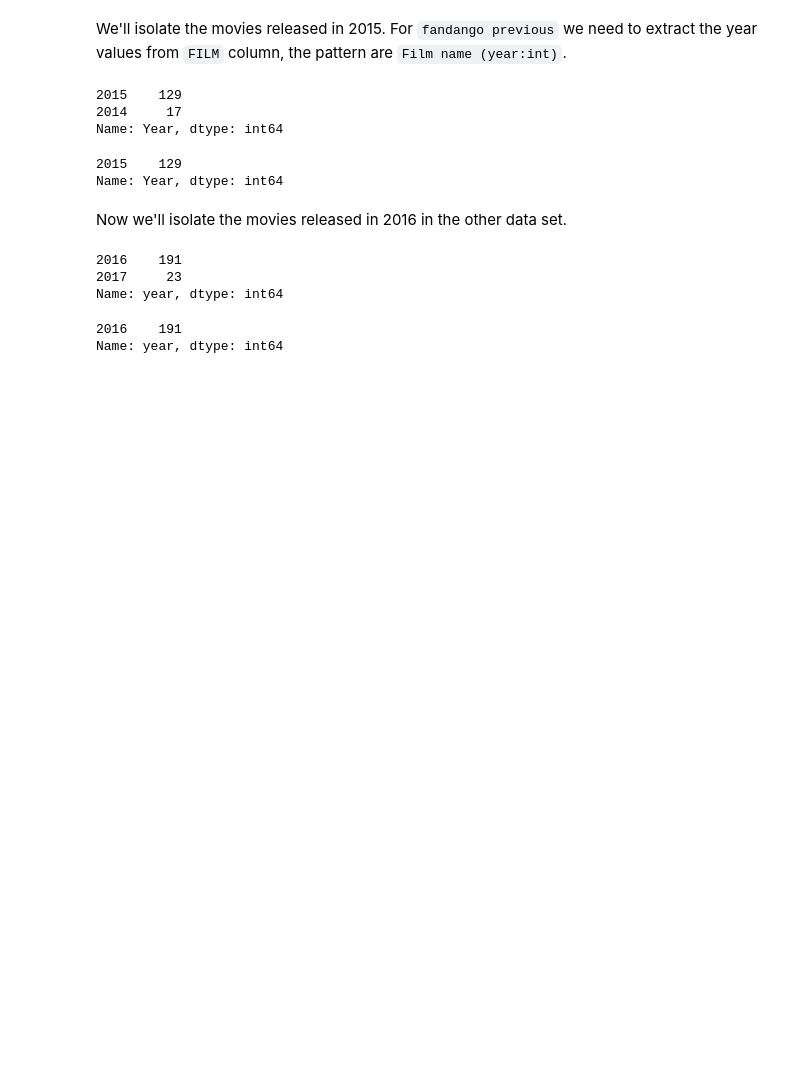
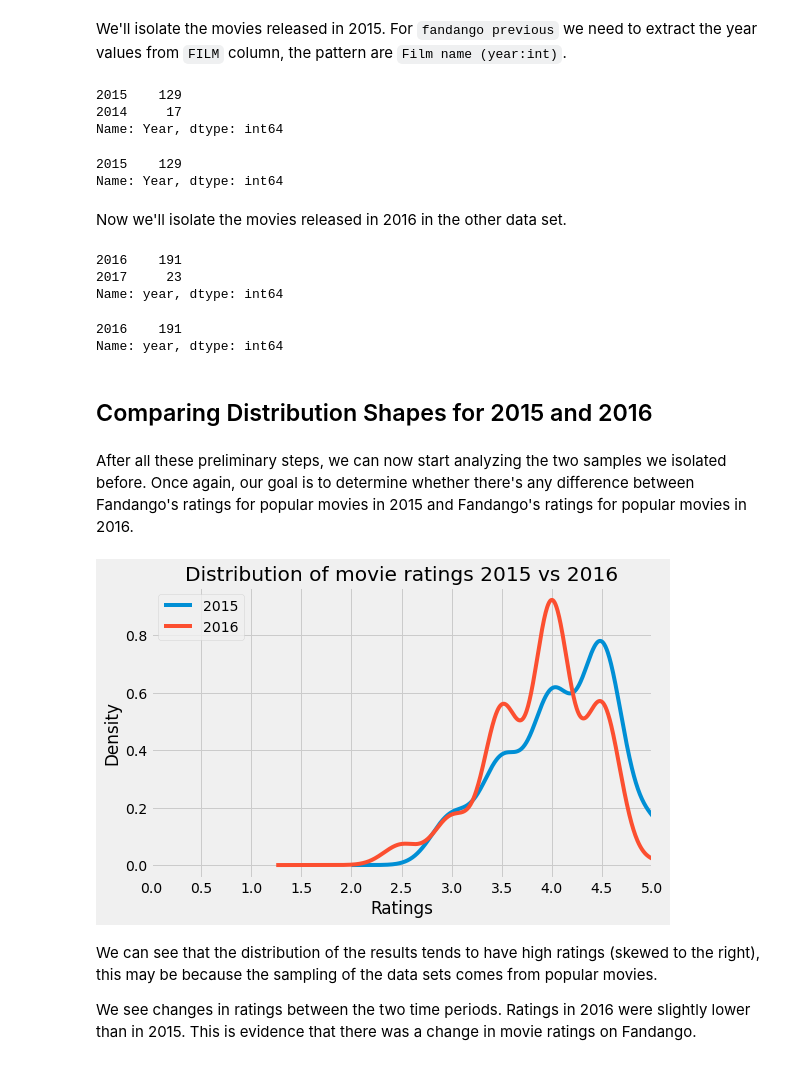
Before and after one commit to aguirredaniel/dataquest-projects, a Jupyter notebook: Investigating-fandango-movie-ratings/basic.ipynb, the cells around one changed output. Drawn from its saved outputs; the diff is of its cells as text; code cells hidden in the pictures; blank space fills up the shorter version.

Commit message:
5. Comparing Distribution Shapes for 2015 and 2016

```diff
--- a/Investigating-fandango-movie-ratings/basic.ipynb
+++ b/Investigating-fandango-movie-ratings/basic.ipynb
@@ -93,3 +86,7 @@ fandango_2016['year'].value_counts()
 # %% [output]
 2016    191
 Name: year, dtype: int64
+# %% [markdown]
+## Comparing Distribution Shapes for 2015 and 2016
+# %% [markdown]
+After all these preliminary steps, we can now start analyzing the two samples we isolated before. Once again, our goal is to determine whether there's any difference between Fandango's ratings for popular movies in 2015 and Fandango's ratings for popular movies in 2016.
@@ -95,0 +97,15 @@ Name: year, dtype: int64
+# %%
+plt.style.use('fivethirtyeight')
+plt.title('Distribution of movie ratings 2015 vs 2016')
+plt.xlabel('Ratings')
+plt.xlim(0, 5)
+plt.xticks(np.arange(0,5.5,0.5))
+fandango_2015['Fandango_Stars'].plot.kde(label = '2015', legend = True,figsize = (8,5))
+fandango_2016['fandango'].plot.kde(label = '2016', legend = True)
+plt.show()
+# %% [output]
+[figure, added]
+# %% [markdown]
+We can see that the distribution of the results tends to have high ratings (skewed to the right), this may be because the sampling of the data sets comes from popular movies.
+
+We see changes in ratings between the two time periods. Ratings in 2016 were slightly lower than in 2015. This is evidence that there was a change in movie ratings on Fandango.
```
Also changed, not shown: parts of 3 cells of this notebook.
